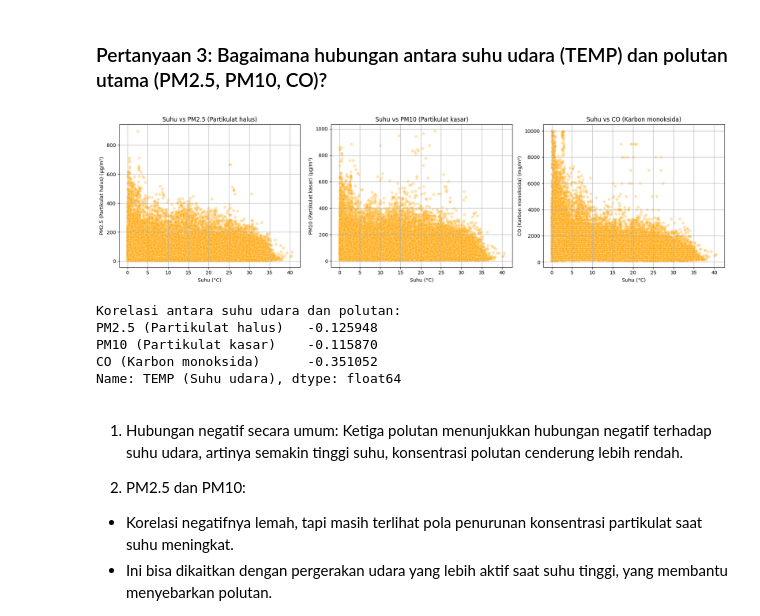
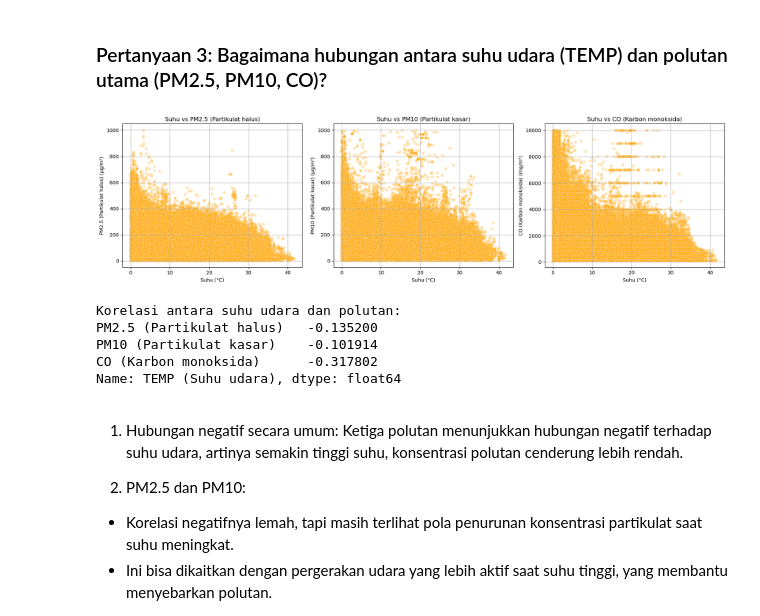
Before and after one commit to alkifani/air-quality-analysis, a Jupyter notebook: Proyek_Analisis_Data.ipynb, the cells around one changed output. Cells and saved outputs as stored; diff of their text form; code cells hidden in the pictures.

```diff
--- a/Proyek_Analisis_Data.ipynb
+++ b/Proyek_Analisis_Data.ipynb
@@ -26,23 +26,35 @@ import seaborn as sns
 ### Gathering Data
 # %%
 #memanggil dataset jika menggunakan 1 dataset
-lokasi_data = "dataset/PRSA_Data_Aotizhongxin_20130301-20170228.csv"
+# lokasi_data = "dataset/PRSA_Data_Aotizhongxin_20130301-20170228.csv"
 
-data_kualitas_udara = pd.read_csv(lokasi_data)
-data_kualitas_udara.head()
+# data_kualitas_udara = pd.read_csv(lokasi_data)
+# data_kualitas_udara.head()
 
-# Tentukan lokasi folder
-# folder_path = "dataset"
+import os
+import pandas as pd
 
-# # Ambil semua nama file .csv di dalam folder
-# csv_files = [file for file in os.listdir(folder_path) if file.endswith(".csv")]
+# Pastikan path folder benar
+folder_path = "dataset"  # Atau "../dataset" atau path absolut jika perlu
 
-# # Baca dan gabungkan semua file CSV
-# data_kualitas_udara = pd.concat(
-#     [pd.read_csv(os.path.join(folder_path, file)) for file in csv_files],
-#     ignore_index=True
-# )
+# Cek apakah folder ada
+if not os.path.exists(folder_path):
+    raise FileNotFoundError(f"Folder '{folder_path}' tidak ditemukan!")
 
-# # Tampilkan 5 baris pertama
-# data_kualitas_udara.head()
+# Ambil semua file .csv di folder tersebut
+csv_files = [file for file in os.listdir(folder_path) if file.endswith(".csv")]
+
+# Gabungkan semua CSV menjadi satu DataFrame
+data_frames = []
+for file in csv_files:
+    file_path = os.path.join(folder_path, file)
+    df = pd.read_csv(file_path)
+    df['station'] = file.replace('.csv', '')  # tambahan nama stasiun
+    data_frames.append(df)
+
+# Gabungkan semua DataFrame
+data_kualitas_udara = pd.concat(data_frames, ignore_index=True)
+
+# Tampilkan beberapa baris awal
+print(data_kualitas_udara.head())
 # %% [output]
@@ -520,35 +542,36 @@ Passing `palette` without assigning `hue` is deprecated and will be removed in v
 # %%
 # Plot scatter antara suhu dan masing-masing polutan
 pollutants = ["PM2.5 (Partikulat halus)", "PM10 (Partikulat kasar)", "CO (Karbon monoksida)"]
 plt.figure(figsize=(18, 5))
 
 for i, polutan in enumerate(pollutants, 1):
     plt.subplot(1, 3, i)
-    sns.scatterplot(data=data_kualitas_udara, x="TEMP (Suhu udara)", y=polutan, alpha=0.3, color="orange")
+    # Reset index before plotting to avoid duplicate index issues
+    sns.scatterplot(data=data_kualitas_udara.reset_index(), x="TEMP (Suhu udara)", y=polutan, alpha=0.3, color="orange")
     plt.title(f"Suhu vs {polutan}")
     plt.xlabel("Suhu (°C)")
     plt.ylabel(f"{polutan} (μg/m³)" if polutan != "CO (Karbon monoksida)" else f"{polutan} (mg/m³)")
     plt.grid(True)
 
 plt.tight_layout()
 plt.show()
 
 # Korelasi antar variabel
 correlations = data_kualitas_udara[[
     "TEMP (Suhu udara)",
     "PM2.5 (Partikulat halus)",
     "PM10 (Partikulat kasar)",
     "CO (Karbon monoksida)"
 ]].corr()
 
 print("Korelasi antara suhu udara dan polutan:")
 print(correlations["TEMP (Suhu udara)"].drop("TEMP (Suhu udara)"))
 # %% [output]
-[figure, old version]
+[figure, new version]
 Korelasi antara suhu udara dan polutan:
-PM2.5 (Partikulat halus)   -0.125948
-PM10 (Partikulat kasar)    -0.115870
-CO (Karbon monoksida)      -0.351052
+PM2.5 (Partikulat halus)   -0.135200
+PM10 (Partikulat kasar)    -0.101914
+CO (Karbon monoksida)      -0.317802
 Name: TEMP (Suhu udara), dtype: float64
 # %% [markdown]
 1. Hubungan negatif secara umum:
```
Also changed, not shown: parts of 21 cells of this notebook, 2 other files.
